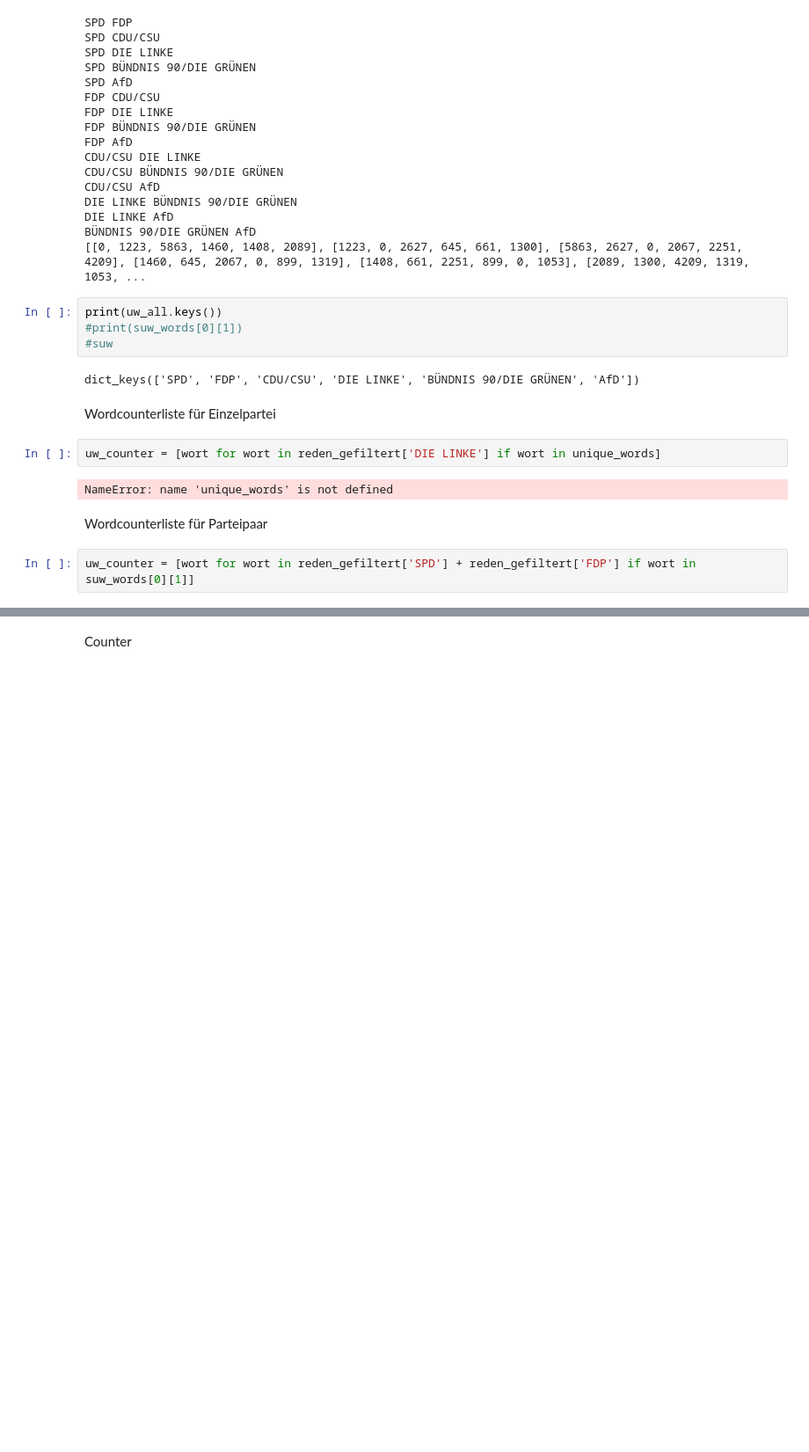
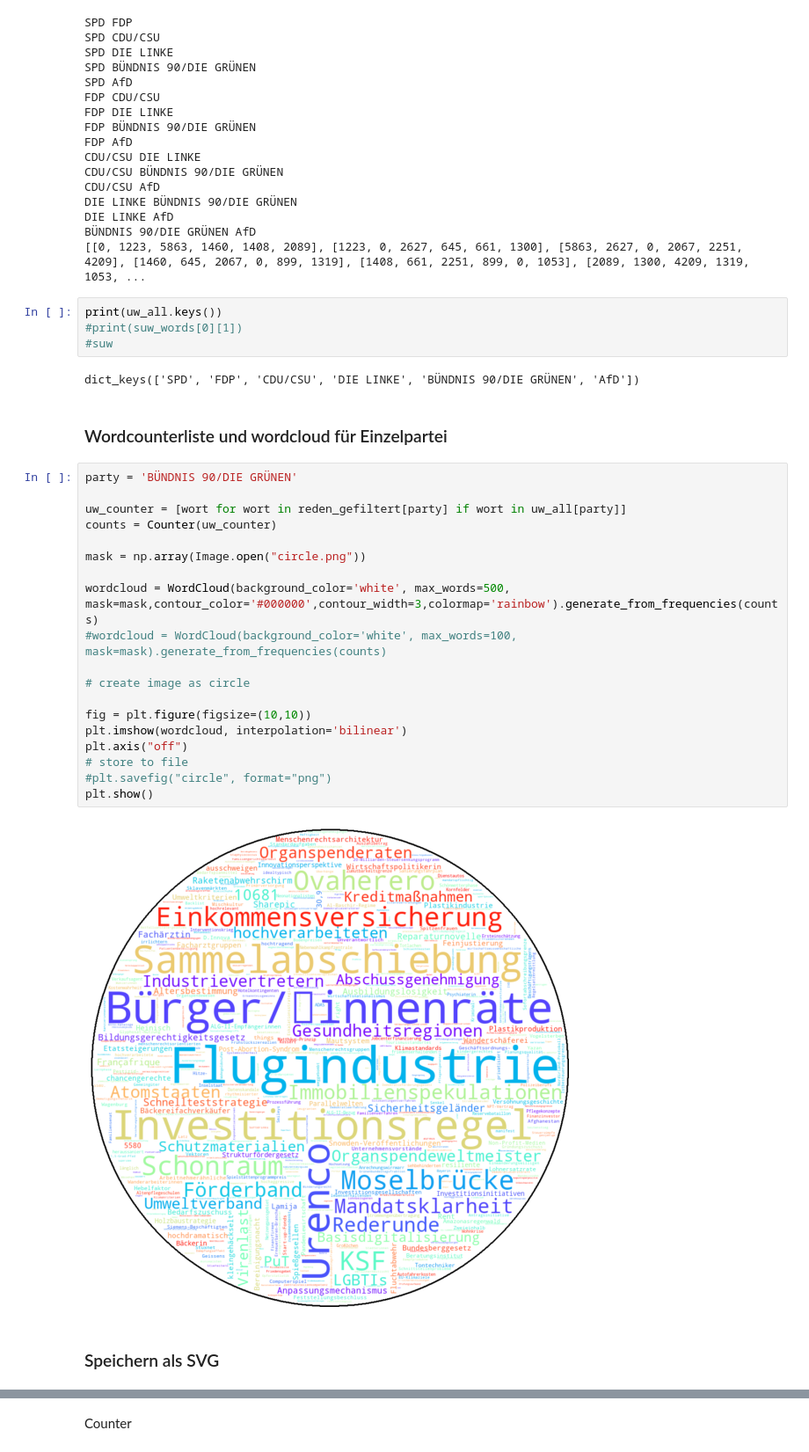
Before and after one commit to sevenbanisch/bundestagsreden, a Jupyter notebook: pipelines/unique words der Parteien und der Parteienpaare - Endversion.ipynb, the cells around one changed output, grey strips where cells are left out. Shown at 88% size. Saved outputs shown, nothing was run; the diff lists cells and outputs as text; blank space fills up the shorter version.

```diff
--- a/pipelines/unique words der Parteien und der Parteienpaare - Endversion.ipynb
+++ b/pipelines/unique words der Parteien und der Parteienpaare - Endversion.ipynb
@@ -110,13 +110,28 @@ print(uw_all.keys())
 #suw
 # %% [output]
 dict_keys(['SPD', 'FDP', 'CDU/CSU', 'DIE LINKE', 'BÜNDNIS 90/DIE GRÜNEN', 'AfD'])
-# %% [markdown]
-Wordcounterliste für Einzelpartei
-# %%
-uw_counter = [wort for wort in reden_gefiltert['DIE LINKE'] if wort in unique_words]
-# %% [output]
-NameError: name 'unique_words' is not defined
-# %% [markdown]
-Wordcounterliste für Parteipaar
-# %%
-uw_counter = [wort for wort in reden_gefiltert['SPD'] + reden_gefiltert['FDP'] if wort in suw_words[0][1]]
+# %% [markdown]
+### Wordcounterliste und wordcloud für Einzelpartei
+# %%
+party = 'BÜNDNIS 90/DIE GRÜNEN'
+
+uw_counter = [wort for wort in reden_gefiltert[party] if wort in uw_all[party]]
+counts = Counter(uw_counter)
+
+mask = np.array(Image.open("circle.png"))
+
+wordcloud = WordCloud(background_color='white', max_words=500, mask=mask,contour_color='#000000',contour_width=3,colormap='rainbow').generate_from_frequencies(counts)
+#wordcloud = WordCloud(background_color='white', max_words=100, mask=mask).generate_from_frequencies(counts)
+
+# create image as circle
+
+fig = plt.figure(figsize=(10,10))
+plt.imshow(wordcloud, interpolation='bilinear')
+plt.axis("off")
+# store to file
+#plt.savefig("circle", format="png")
+plt.show()
+# %% [output]
+[figure, added]
+# %% [markdown]
+### Speichern als SVG
```
Also changed, not shown: parts of 6 cells of this notebook.
